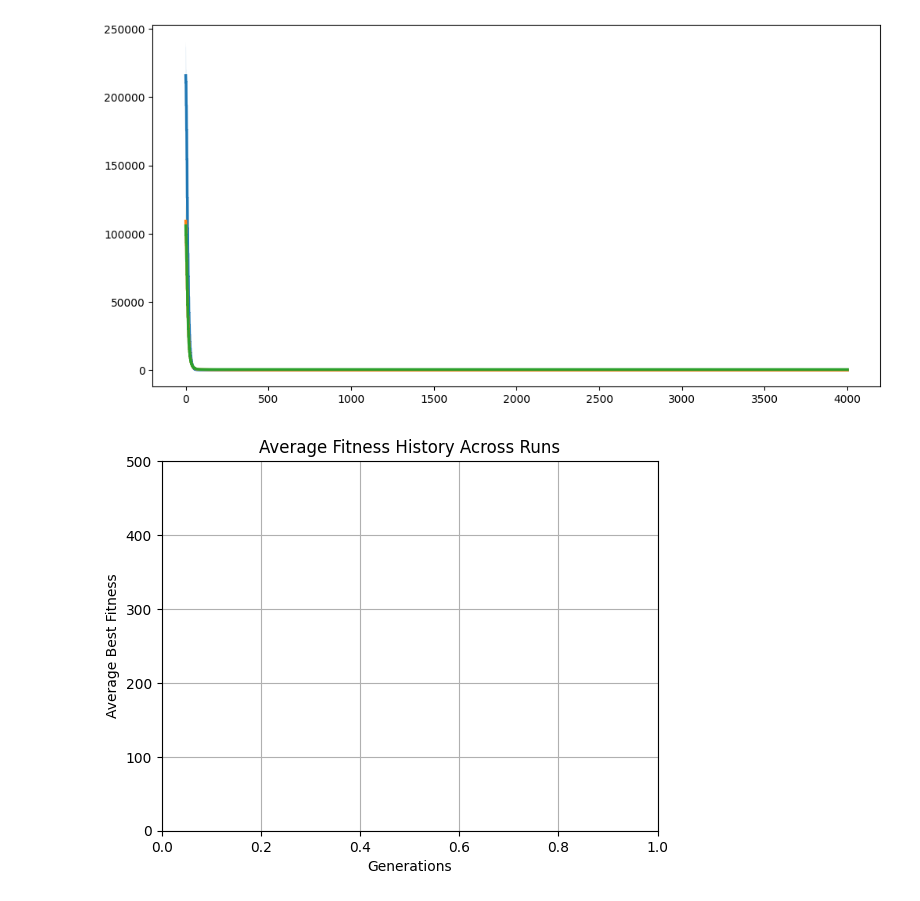
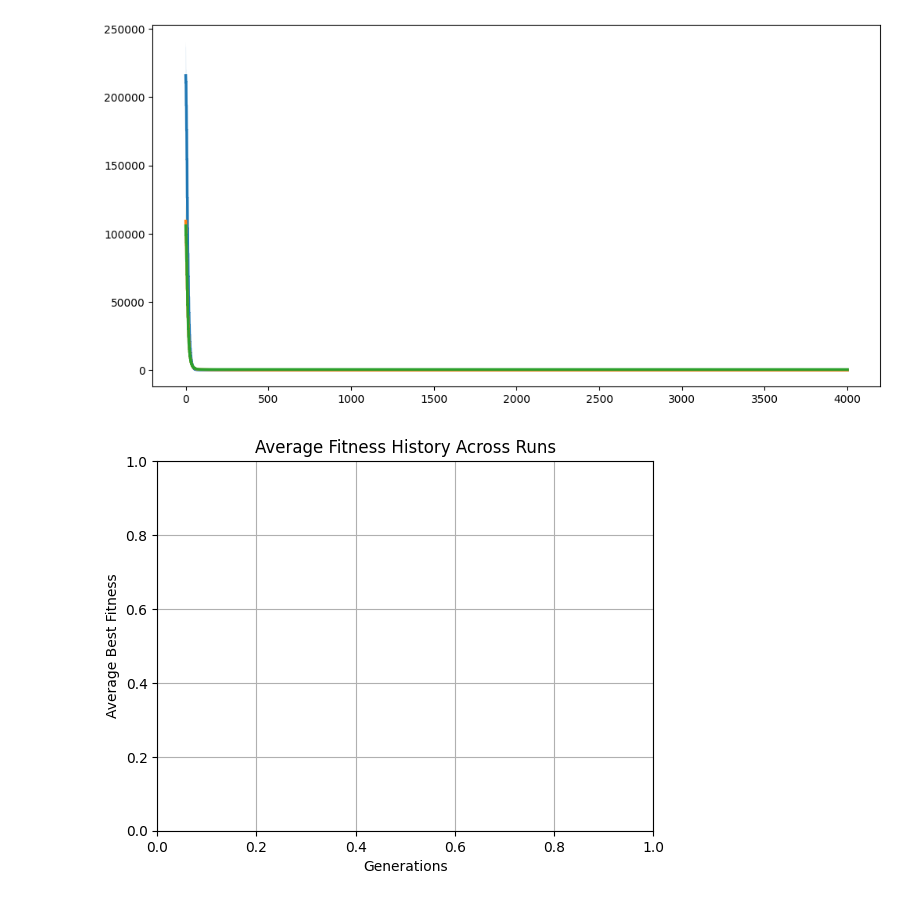
Before and after one commit to maliabramovitch/Introduction-to-Computational-ntelligence-HW, a Jupyter notebook: 03/030.ipynb, the cells around one changed output. Saved outputs shown, nothing was run; the diff lists cells and outputs as text; code cells hidden in the pictures.

```diff
--- a/03/030.ipynb
+++ b/03/030.ipynb
@@ -199,15 +200,12 @@ genHcigar | Run 1: Best Combined Fitness = 8.000000000531923 | Best solution = [
 **************************genHadamardHellipse**************************
 [figure]
 # %%
-# Formatting the plot
-%matplotlib inline
 plt.xlabel("Generations")
 plt.ylabel("Average Best Fitness")
 plt.title("Average Fitness History Across Runs")
 plt.grid(True)
-plt.ylim(0, 500)
 # Move legend outside the plot
 plt.legend(loc="upper left", bbox_to_anchor=(1, 1), fontsize=9, frameon=False)
 plt.show()
 # %% [output]
-[figure, old version]
+[figure, new version]
```
Also changed, not shown: parts of 1 cell of this notebook, 5 other files.
